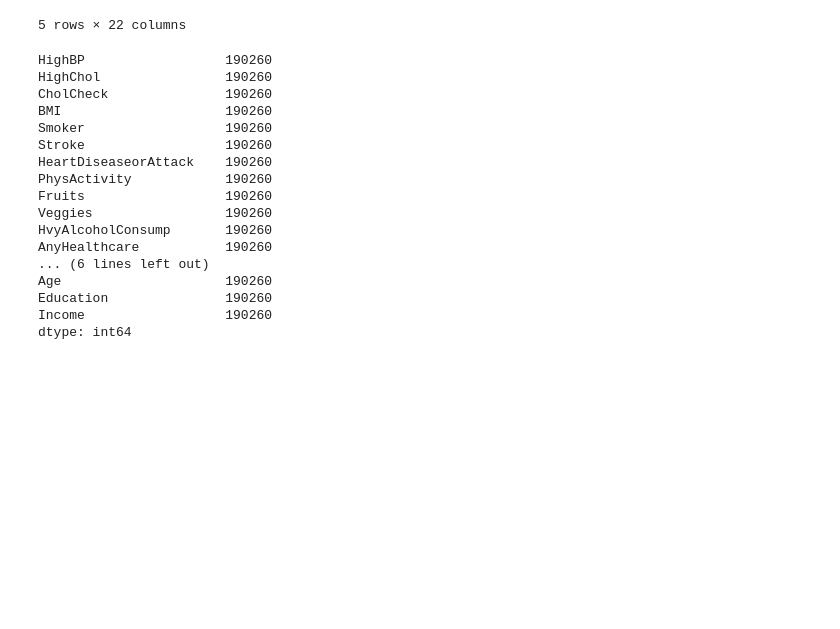
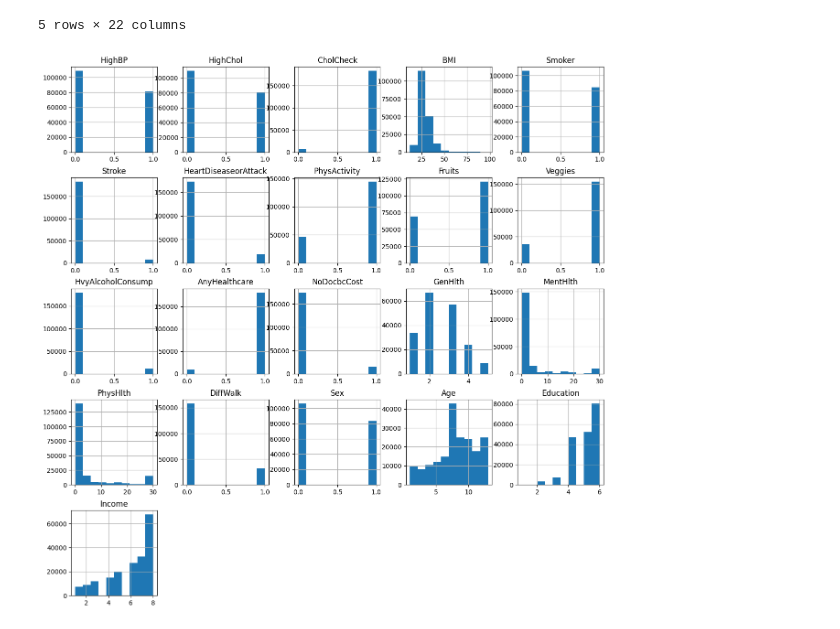
Before and after one commit to Grade123/NTNU-IE500618-Assignment-2, a Jupyter notebook: notebooks/diabetes_classification.ipynb, the cells around one changed output. Drawn from its saved outputs; the diff is of its cells as text; code cells hidden in the pictures; blank space fills up the shorter version.

```diff
--- a/notebooks/diabetes_classification.ipynb
+++ b/notebooks/diabetes_classification.ipynb
@@ -20,23 +24,8 @@ df.head()
 X = df.copy().drop(["Diabetes_binary"], axis=1)
 y = df.copy()["Diabetes_binary"].to_frame()
 
-X_train, y_train, X_test, y_test = train_test_split(X, y, shuffle=True)
+X_train, X_test, y_train, y_test = train_test_split(X, y, shuffle=True, random_state=42)
 # %%
+X_train.hist(figsize=(15, 15));
 # %% [output]
-HighBP                  190260
-HighChol                190260
-CholCheck               190260
-BMI                     190260
-Smoker                  190260
-Stroke                  190260
-HeartDiseaseorAttack    190260
-PhysActivity            190260
-Fruits                  190260
-Veggies                 190260
-HvyAlcoholConsump       190260
-AnyHealthcare           190260
-... (6 lines left out)
-Age                     190260
-Education               190260
-Income                  190260
-dtype: int64
+[figure, added]
```
Also changed, not shown: parts of 9 cells of this notebook.
